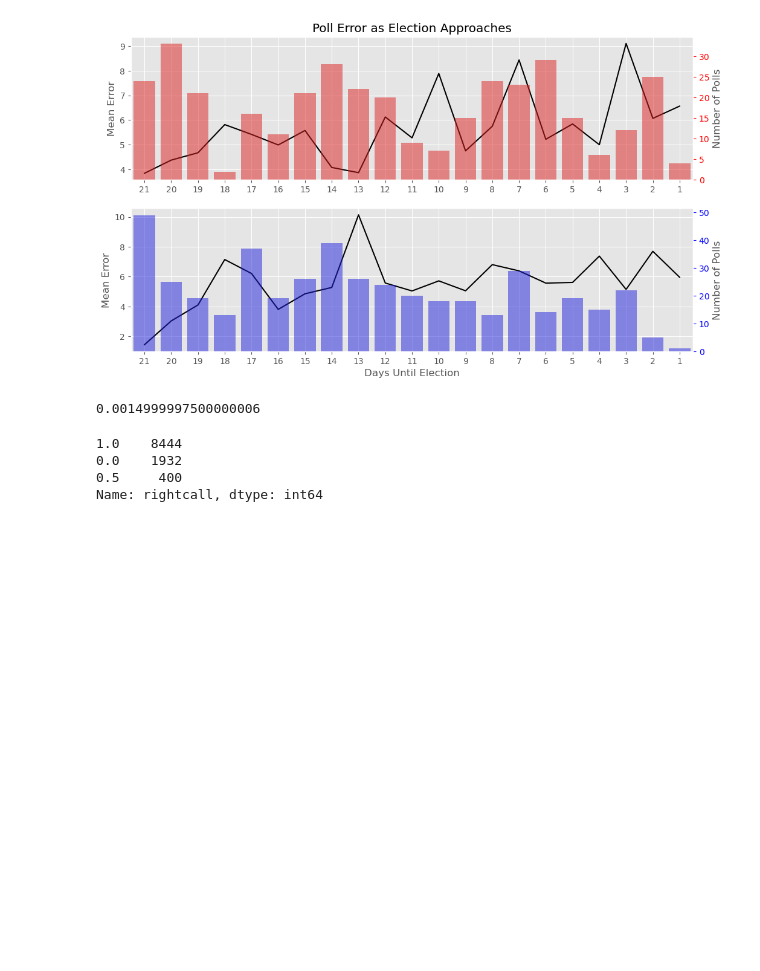
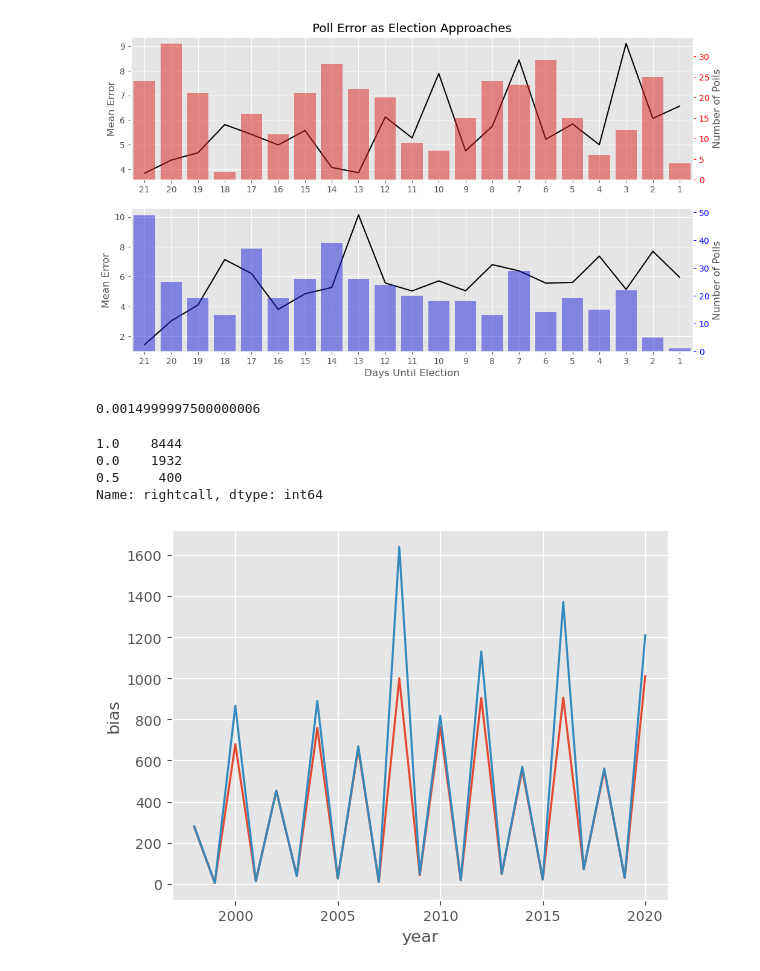
Before and after one commit to vijay-ravuri/poll-accuracy-modeling, a Jupyter notebook: code/starter_vijay.ipynb, the cells around one changed output. Cells and saved outputs as stored; diff of their text form; code cells hidden in the pictures; blank space fills up the shorter version.

```diff
--- a/code/starter_vijay.ipynb
+++ b/code/starter_vijay.ipynb
@@ -847,3 +847,10 @@ polls['rightcall'].value_counts()
 0.0    1932
 0.5     400
 Name: rightcall, dtype: int64
+# %%
+phone_online = polls.groupby('year')[['error', 'bias']].count()
+# %%
+sns.lineplot(phone_online['bias'])
+sns.lineplot(phone_online['error']);
+# %% [output]
+[figure, added]
```
Also changed, not shown: parts of 1 cell of this notebook.
